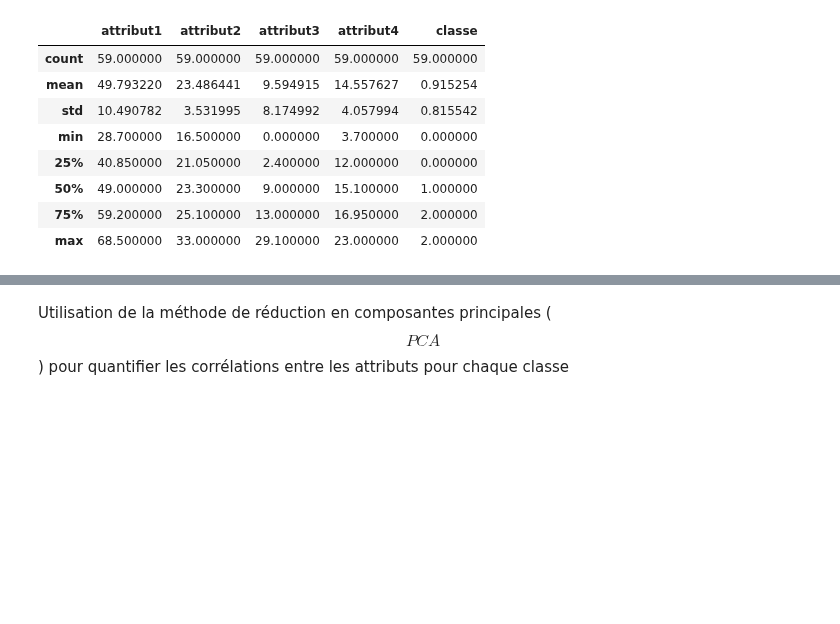
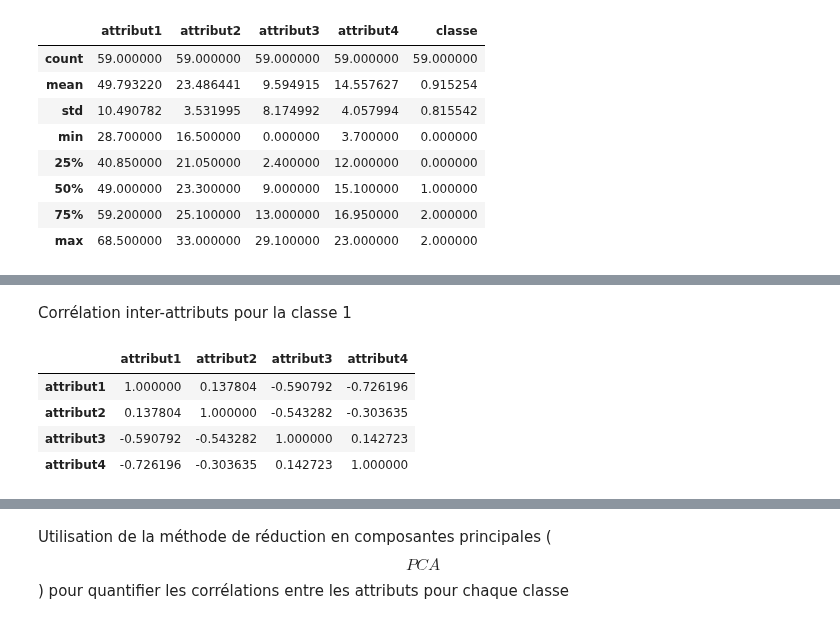
Before and after one commit to ggs22/IFT870-TP1, a Jupyter notebook: tp1.ipynb, the cells around one changed output, grey strips where cells are left out. Drawn from its saved outputs; the diff is of its cells as text; code cells hidden in the pictures; blank space fills up the shorter version.

```diff
--- a/tp1.ipynb
+++ b/tp1.ipynb
@@ -63,0 +84,10 @@ sns.pairplot(tp1_data, vars=['attribut1', 'attribut2', 'attribut3', 'attribut4']
+# %% [markdown]
+Corrélation inter-attributs pour la classe 1
+# %%
+tp1_data_classe_1.corr(method='pearson')
+# %% [output]
+|  | attribut1 | attribut2 | attribut3 | attribut4 |
+| attribut1 | 1.000000 | 0.137804 | -0.590792 | -0.726196 |
+| attribut2 | 0.137804 | 1.000000 | -0.543282 | -0.303635 |
+| attribut3 | -0.590792 | -0.543282 | 1.000000 | 0.142723 |
+| attribut4 | -0.726196 | -0.303635 | 0.142723 | 1.000000 |
```
Also changed, not shown: parts of 11 cells of this notebook.
